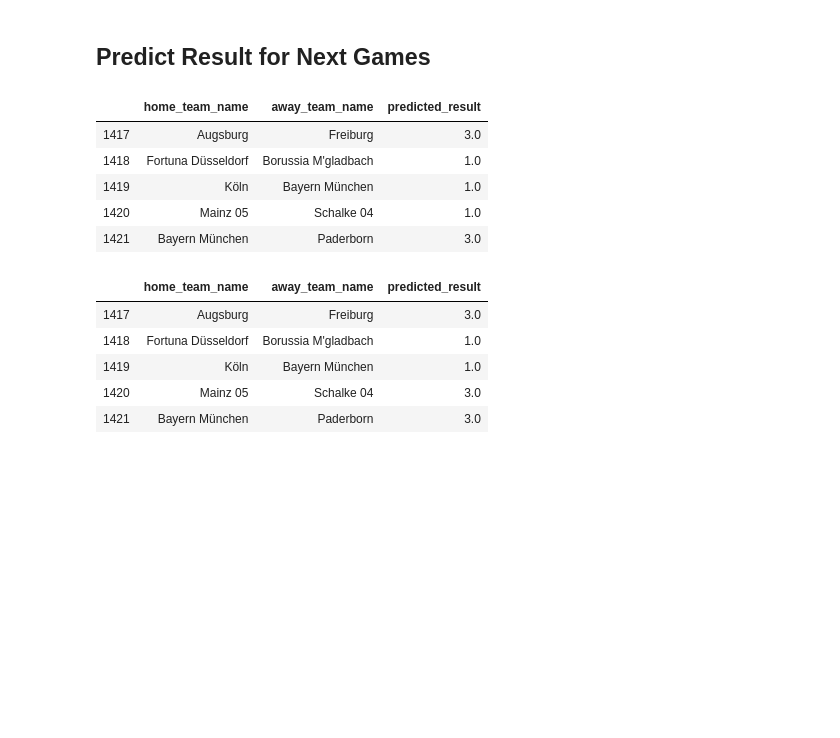
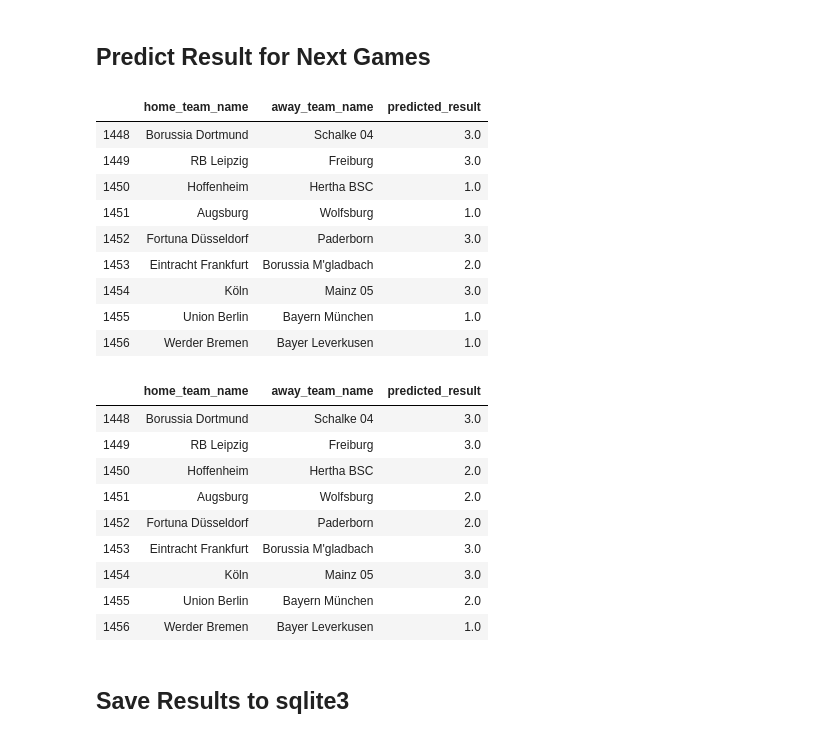
Before and after one commit to nichohelmut/football_results, a Jupyter notebook: XGBoost-Analysis.ipynb, the cells around one changed output. Drawn from its saved outputs; the diff is of its cells as text; code cells hidden in the pictures; blank space fills up the shorter version.

```diff
--- a/XGBoost-Analysis.ipynb
+++ b/XGBoost-Analysis.ipynb
@@ -199,14 +199,18 @@ xgb_df_next_games = df_next_games.copy()
 # %%
 xgb_df_next_games['predicted_result'] = z_pred
 # %%
-xgb_df_next_games.head()
+xgb_df_next_games
 # %% [output]
 |  | home_team_name | away_team_name | predicted_result |
-| 1417 | Augsburg | Freiburg | 3.0 |
-| 1418 | Fortuna Düsseldorf | Borussia M'gladbach | 1.0 |
-| 1419 | Köln | Bayern München | 1.0 |
-| 1420 | Mainz 05 | Schalke 04 | 1.0 |
-| 1421 | Bayern München | Paderborn | 3.0 |
+| 1448 | Borussia Dortmund | Schalke 04 | 3.0 |
+| 1449 | RB Leipzig | Freiburg | 3.0 |
+| 1450 | Hoffenheim | Hertha BSC | 1.0 |
+| 1451 | Augsburg | Wolfsburg | 1.0 |
+| 1452 | Fortuna Düsseldorf | Paderborn | 3.0 |
+| 1453 | Eintracht Frankfurt | Borussia M'gladbach | 2.0 |
+| 1454 | Köln | Mainz 05 | 3.0 |
+| 1455 | Union Berlin | Bayern München | 1.0 |
+| 1456 | Werder Bremen | Bayer Leverkusen | 1.0 |
 # %%
 lr_z_pred = LR.predict(Z)
 # %%
@@ -214,11 +218,17 @@ lr_df_next_games = df_next_games.copy()
 # %%
 lr_df_next_games['predicted_result'] = lr_z_pred
 # %%
-lr_df_next_games.head()
+lr_df_next_games
 # %% [output]
 |  | home_team_name | away_team_name | predicted_result |
-| 1417 | Augsburg | Freiburg | 3.0 |
-| 1418 | Fortuna Düsseldorf | Borussia M'gladbach | 1.0 |
-| 1419 | Köln | Bayern München | 1.0 |
-| 1420 | Mainz 05 | Schalke 04 | 3.0 |
-| 1421 | Bayern München | Paderborn | 3.0 |
+| 1448 | Borussia Dortmund | Schalke 04 | 3.0 |
+| 1449 | RB Leipzig | Freiburg | 3.0 |
+| 1450 | Hoffenheim | Hertha BSC | 2.0 |
+| 1451 | Augsburg | Wolfsburg | 2.0 |
+| 1452 | Fortuna Düsseldorf | Paderborn | 2.0 |
+| 1453 | Eintracht Frankfurt | Borussia M'gladbach | 3.0 |
+| 1454 | Köln | Mainz 05 | 3.0 |
+| 1455 | Union Berlin | Bayern München | 2.0 |
+| 1456 | Werder Bremen | Bayer Leverkusen | 1.0 |
+# %% [markdown]
+## Save Results to sqlite3
```
Also changed, not shown: parts of 16 cells of this notebook, 7 other files.
